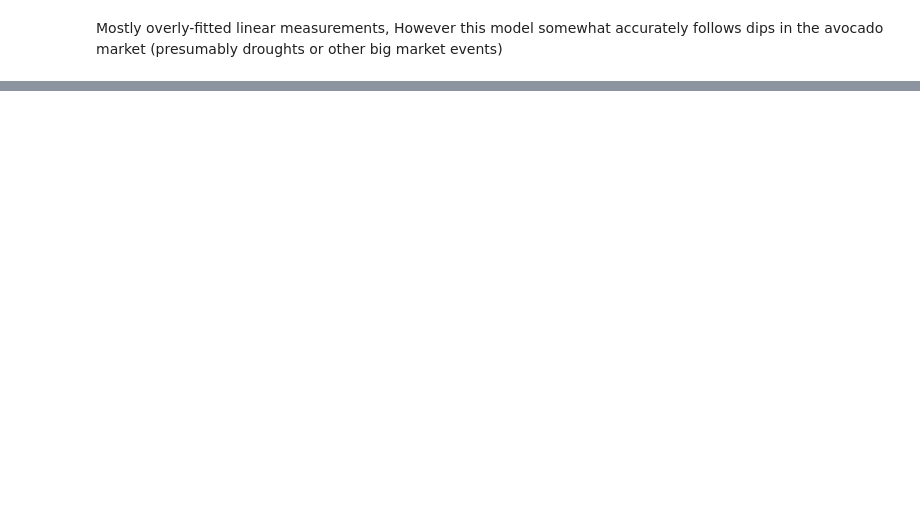
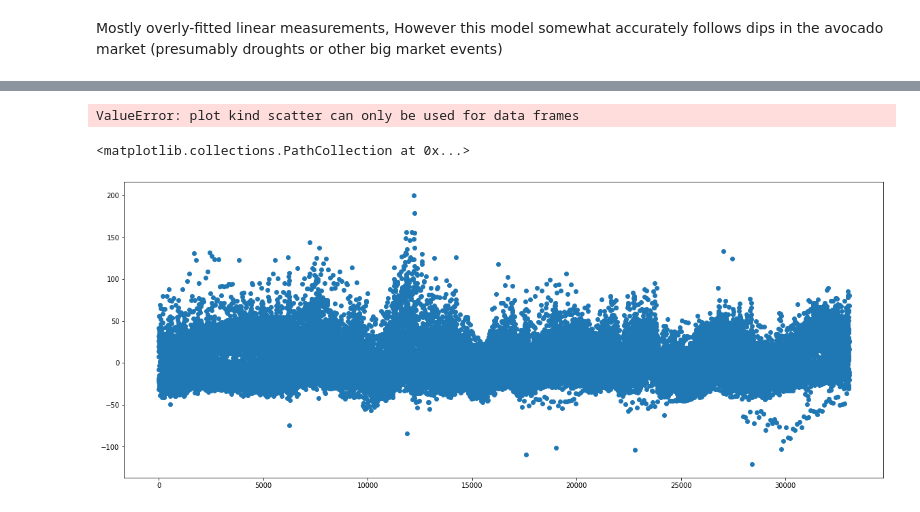
Before and after one commit to plqualls/CADO, a Jupyter notebook: report.ipynb, the cells around one changed output, grey strips where cells are left out. Drawn from its saved outputs; the diff is of its cells as text; code cells hidden in the pictures; blank space fills up the shorter version.

Commit message:
further regression analysis

```diff
--- a/report.ipynb
+++ b/report.ipynb
@@ -121,0 +199,2 @@ Mostly overly-fitted linear measurements, However this model somewhat accurately
+# %%
+xTrain, xTest, yTrain, yTest = train_test_split(x, y)
@@ -121,0 +217,4 @@ Mostly overly-fitted linear measurements, However this model somewhat accurately
+# %%
+res = LinearRegression().fit(xTrain, yTrain)
+score = res.score(xTrain, yTrain)
+print(f'RSQ = {score}')
@@ -121,0 +223,3 @@ Mostly overly-fitted linear measurements, However this model somewhat accurately
+# %%
+df['prediction'] = res.predict(x)
+df
@@ -121,0 +240,11 @@ Mostly overly-fitted linear measurements, However this model somewhat accurately
+# %%
+df['pctAbsDiff'] = (df['prediction'] - df['average_price']) / df['average_price']
+df['pctAbsDiff'] = df['pctAbsDiff'].apply(lambda x: x * 100)
+# %% [output]
+ValueError: plot kind scatter can only be used for data frames
+# %%
+plt.figure(figsize=(20,8))
+plt.scatter(df.index, df['pctAbsDiff'])
+# %% [output]
+<matplotlib.collections.PathCollection at 0x...>
+[figure, added]
```
Also changed, not shown: parts of 13 cells of this notebook.
